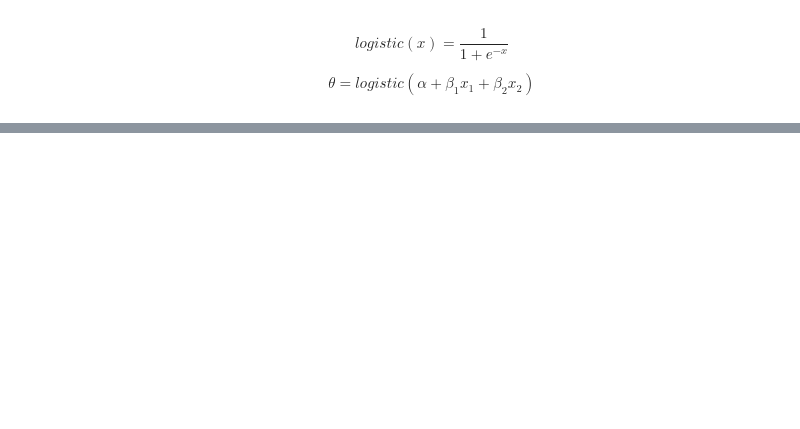
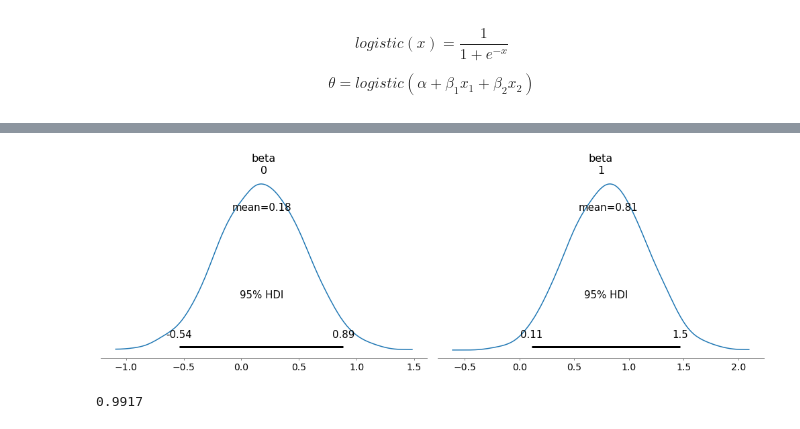
Before and after one commit to Ueda-Ryo/ML-study, a Jupyter notebook: ウェブ最適化ではじめる機械学習/chapter3.ipynb, the cells around one changed output, grey strips where cells are left out. Drawn from its saved outputs; the diff is of its cells as text; code cells hidden in the pictures; blank space fills up the shorter version.

```diff
--- a/ウェブ最適化ではじめる機械学習/chapter3.ipynb
+++ b/ウェブ最適化ではじめる機械学習/chapter3.ipynb
@@ -84,0 +128,11 @@ $$
+# %%
+# ベータの事後分分布
+with model_comb:
+  pm.plot_posterior(trace_comb, var_names=['beta'], hdi_prob=0.95)
+# %% [output]
+[figure, added]
+# %%
+# ボタンを変えることの効果の検証
+print((trace_comb['beta'][:, 1] > 0).mean())
+# %% [output]
+0.9917
```
Also changed, not shown: parts of 21 cells of this notebook.
